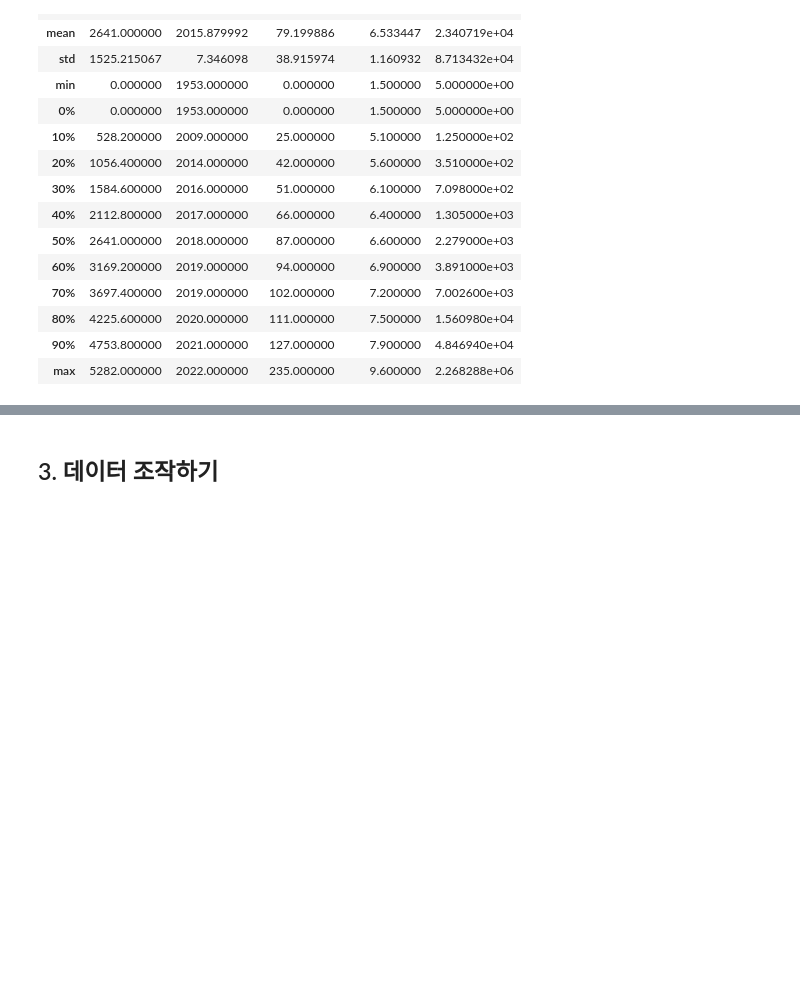
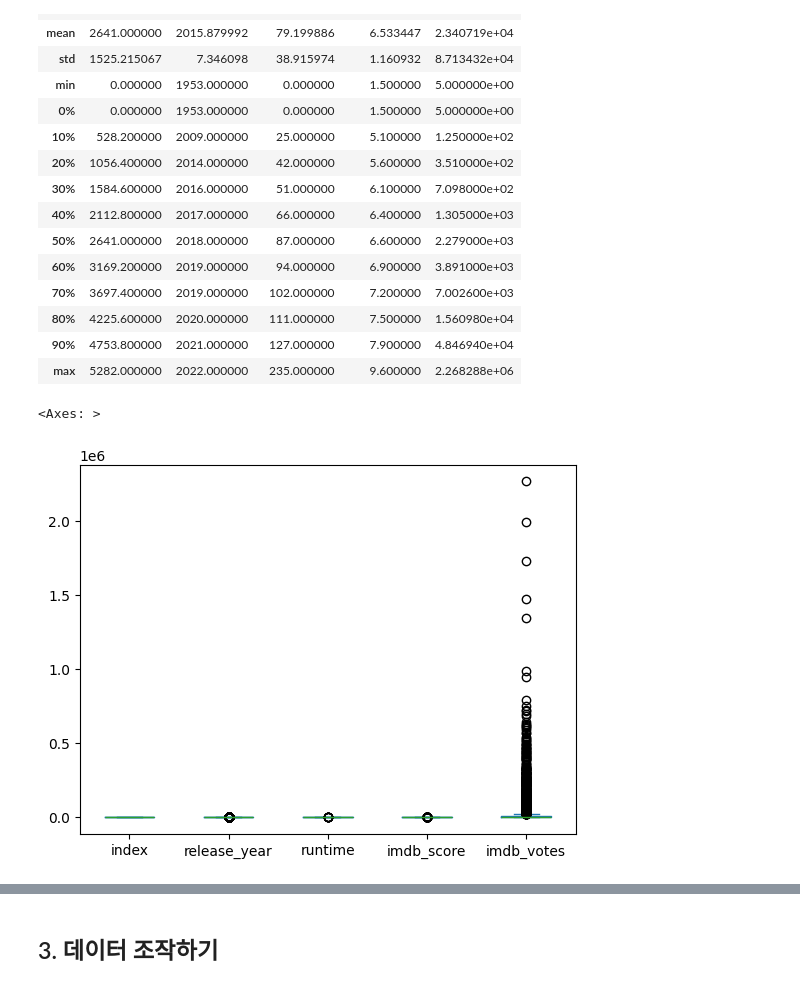
Before and after one commit to 8a496b/ds2_class, a Jupyter notebook: Netflix_IMDb.ipynb, the cells around one changed output, grey strips where cells are left out. Drawn from its saved outputs; the diff is of its cells as text; code cells hidden in the pictures; blank space fills up the shorter version.

```diff
--- a/Netflix_IMDb.ipynb
+++ b/Netflix_IMDb.ipynb
@@ -138,3 +142,9 @@ df.describe(percentiles = [i/10 for i in range(10)])
 | 80% | 4225.600000 | 2020.000000 | 111.000000 | 7.500000 | 1.560980e+04 |
 | 90% | 4753.800000 | 2021.000000 | 127.000000 | 7.900000 | 4.846940e+04 |
 | max | 5282.000000 | 2022.000000 | 235.000000 | 9.600000 | 2.268288e+06 |
+# %%
+# 변수형 더 살펴보기
+df.plot.box()
+# %% [output]
+<Axes: >
+[figure, added]
```
Also changed, not shown: parts of 96 cells of this notebook.
